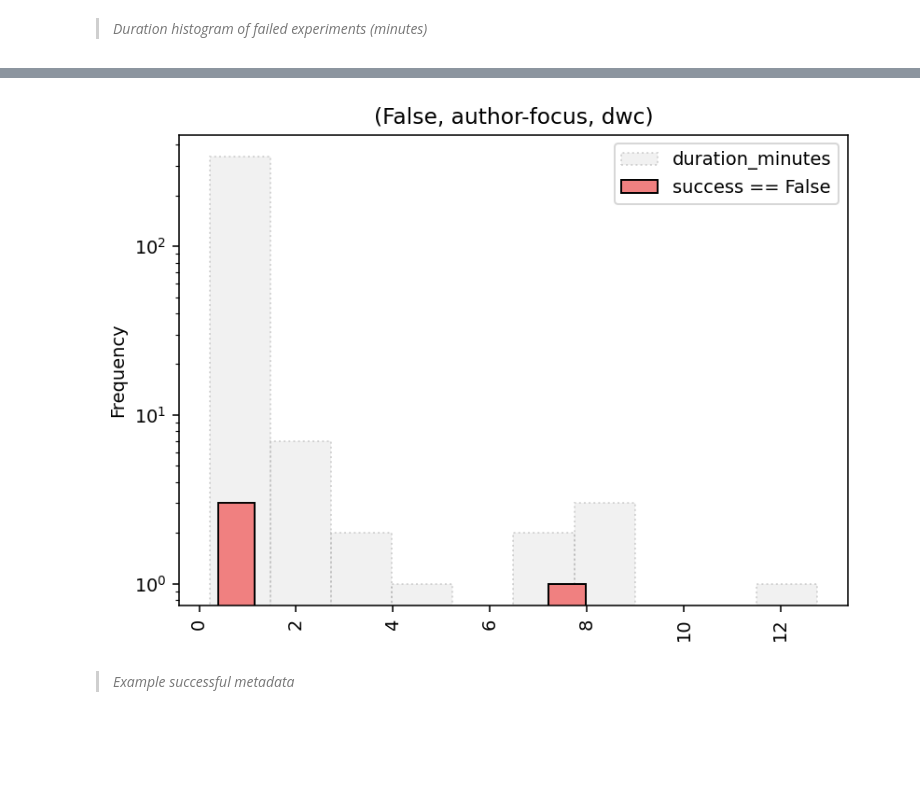
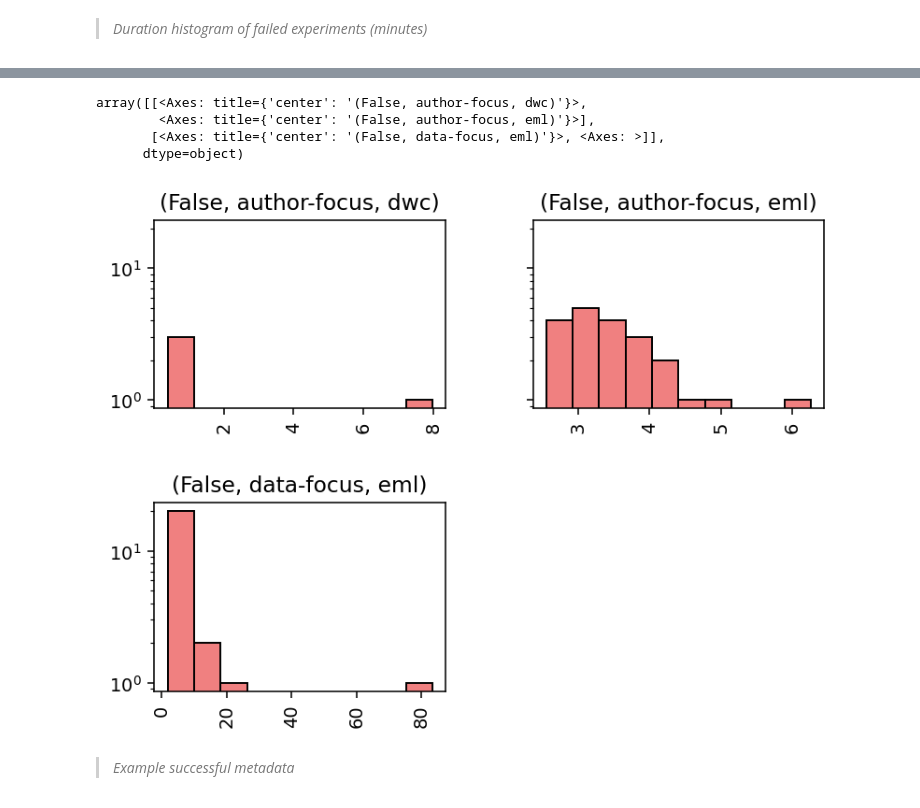
Before and after one commit to mitja-o/metadata-assistant, a Jupyter notebook: _evaluation/statistics/case-x-scenario-log-overview.ipynb, the cells around one changed output, grey strips where cells are left out. Drawn from its saved outputs; the diff is of its cells as text; code cells hidden in the pictures; blank space fills up the shorter version.

```diff
--- a/_evaluation/statistics/case-x-scenario-log-overview.ipynb
+++ b/_evaluation/statistics/case-x-scenario-log-overview.ipynb
@@ -160,18 +287,20 @@ _ = ax.legend()
 # %%
-ax = (experiment_log["duration_minutes"]).plot.hist(log=True, color="lightgray", alpha=0.3, legend=True, ls=":", edgecolor="grey")
-_ = experiment_log[experiment_log["success"] == False].hist(
+experiment_log[experiment_log["success"] == False].hist(
     column='duration_minutes',
     by=['success', 'strategy', 'schema'],
     color=["lightcoral"],
     sharey=True,
     log=True,
     edgecolor="black",
     label="success == False",
-    ax=ax
+    # ax=ax
 )
-_ = ax.legend()
 # %% [output]
+array([[<Axes: title={'center': '(False, author-focus, dwc)'}>,
+        <Axes: title={'center': '(False, author-focus, eml)'}>],
+       [<Axes: title={'center': '(False, data-focus, eml)'}>, <Axes: >]],
+      dtype=object)
-[figure, old version]
+[figure, new version]
 # %% [markdown]
 > _Example successful metadata_
 # %%
```
Also changed, not shown: parts of 11 cells of this notebook, 5 other files.
